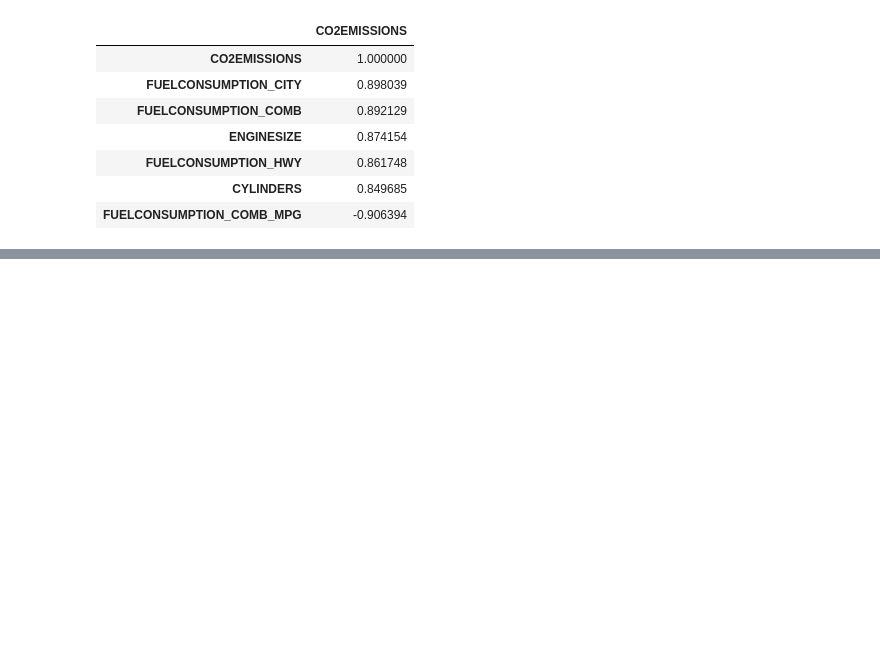
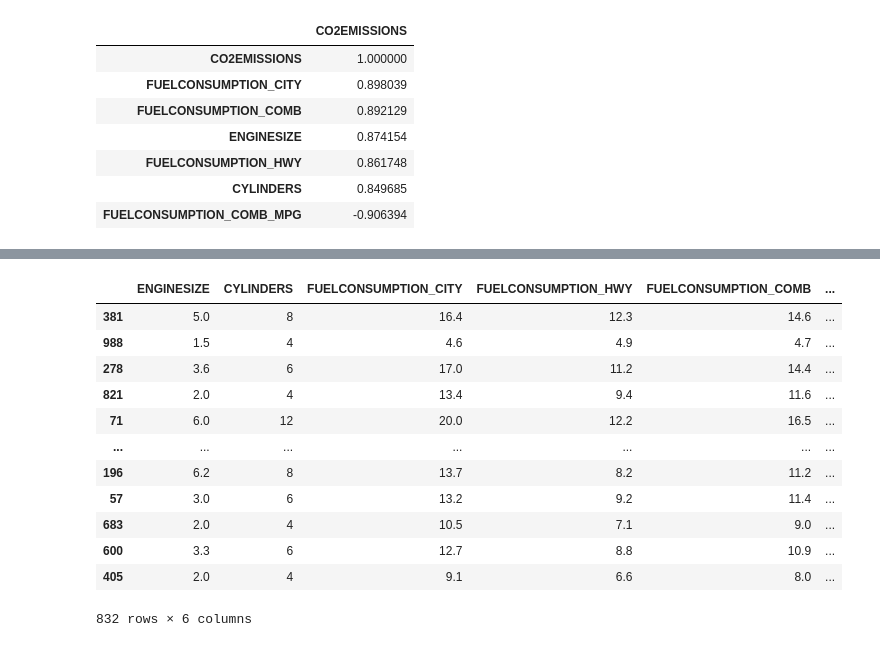
Before and after one commit to raihan-ahmed-dip/MLDS_1020, a Jupyter notebook: CO2_Emissions/co2_emissions.ipynb, the cells around one changed output, grey strips where cells are left out. Saved outputs shown, nothing was run; the diff lists cells and outputs as text; code cells hidden in the pictures; blank space fills up the shorter version.

```diff
--- a/CO2_Emissions/co2_emissions.ipynb
+++ b/CO2_Emissions/co2_emissions.ipynb
@@ -213,0 +301,16 @@ df.corr()[['CO2EMISSIONS']].sort_values(by='CO2EMISSIONS', ascending=False)
+# %%
+xtrain
+# %% [output]
+|  | ENGINESIZE | CYLINDERS | FUELCONSUMPTION_CITY | FUELCONSUMPTION_HWY | FUELCONSUMPTION_COMB | ... |
+| 381 | 5.0 | 8 | 16.4 | 12.3 | 14.6 | ... |
+| 988 | 1.5 | 4 | 4.6 | 4.9 | 4.7 | ... |
+| 278 | 3.6 | 6 | 17.0 | 11.2 | 14.4 | ... |
+| 821 | 2.0 | 4 | 13.4 | 9.4 | 11.6 | ... |
+| 71 | 6.0 | 12 | 20.0 | 12.2 | 16.5 | ... |
+| ... | ... | ... | ... | ... | ... | ... |
+| 196 | 6.2 | 8 | 13.7 | 8.2 | 11.2 | ... |
+| 57 | 3.0 | 6 | 13.2 | 9.2 | 11.4 | ... |
+| 683 | 2.0 | 4 | 10.5 | 7.1 | 9.0 | ... |
+| 600 | 3.3 | 6 | 12.7 | 8.8 | 10.9 | ... |
+| 405 | 2.0 | 4 | 9.1 | 6.6 | 8.0 | ... |
+832 rows × 6 columns
```
Also changed, not shown: parts of 24 cells of this notebook.
